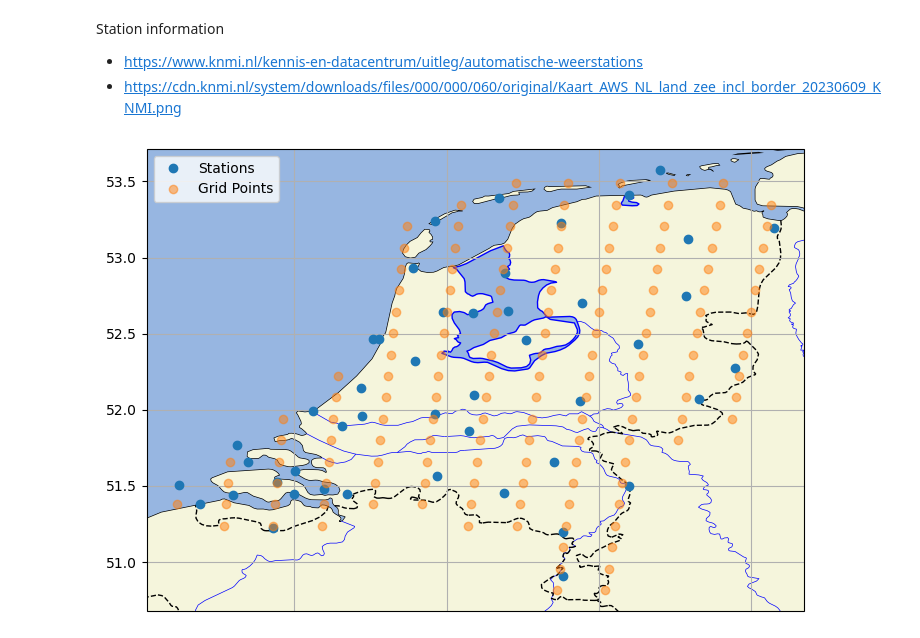
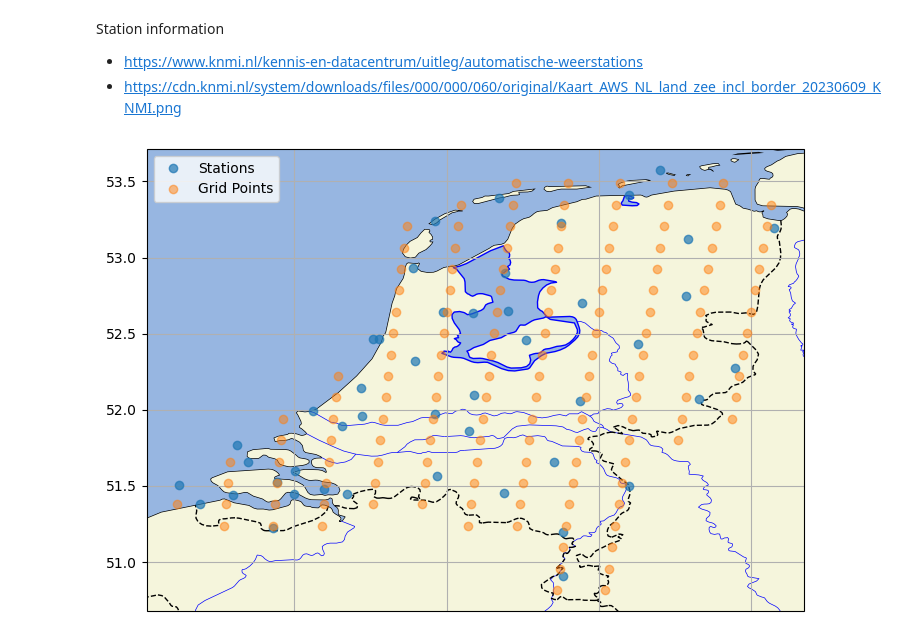
Before and after one commit to mgjfl/Weather-Model, a Jupyter notebook: Data/Real/ifs_data.ipynb, the cells around one changed output. Drawn from its saved outputs; the diff is of its cells as text; code cells hidden in the pictures.

```diff
--- a/Data/Real/ifs_data.ipynb
+++ b/Data/Real/ifs_data.ipynb
@@ -56,9 +56,9 @@ gp_df = pd.read_csv(os.path.join(DATA_DIR, "prediction_meta.csv"))
 # %%
 ax = get_cartopy_ax()
 
-sta_df.plot(x = "sta_lon", y = "sta_lat", style = "o", ax = ax, label = "Stations")
+sta_df.plot(x = "sta_lon", y = "sta_lat", style = "o", ax = ax, label = "Stations", alpha = 0.7)
 gp_df.plot(x = "gp_lon", y = "gp_lat", style = "o", ax = ax, label = "Grid Points", alpha = 0.5)
 
 plt.show()
 # %% [output]
-[figure, old version]
+[figure, new version]
```
Also changed, not shown: parts of 1 cell of this notebook, 1 other file.
